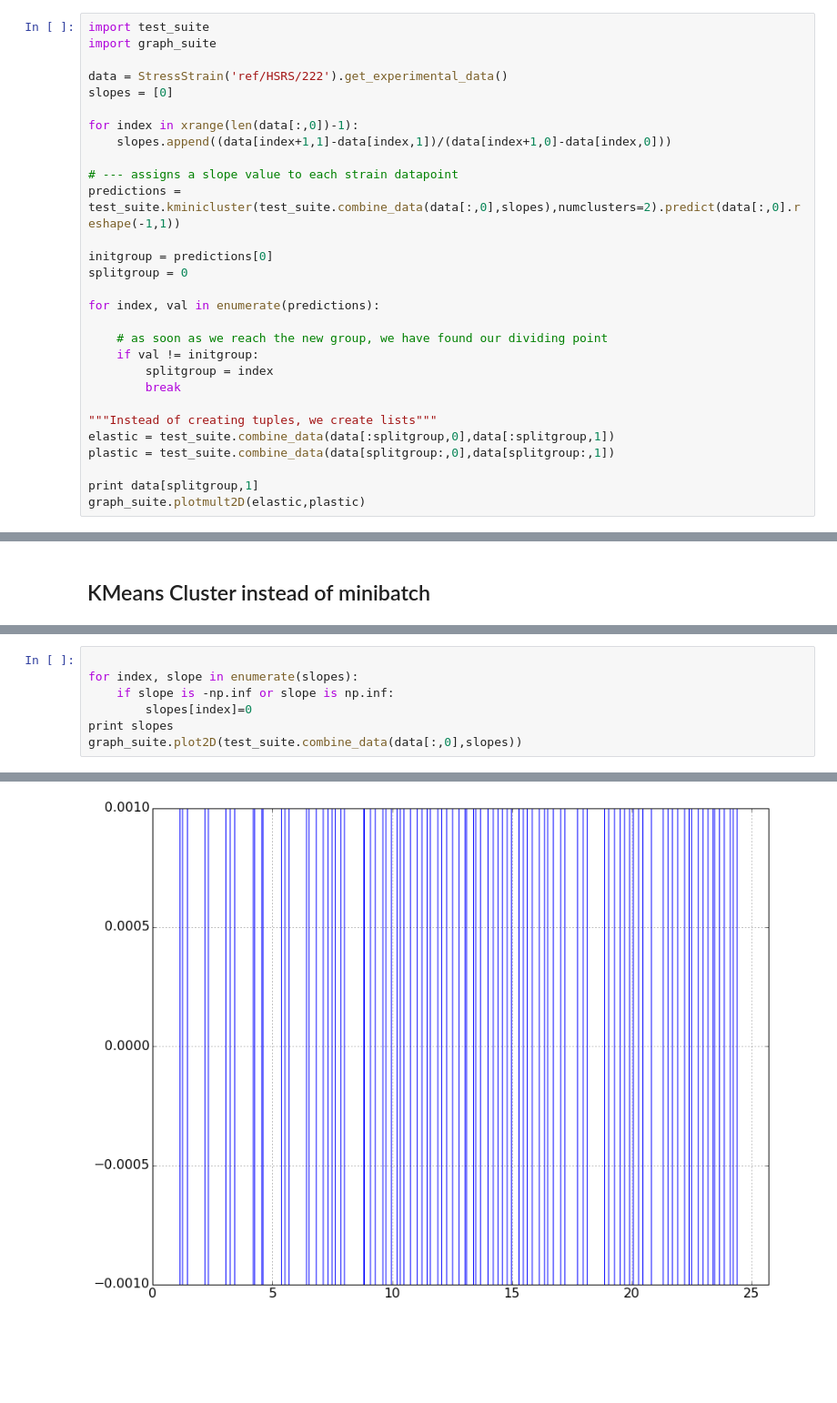
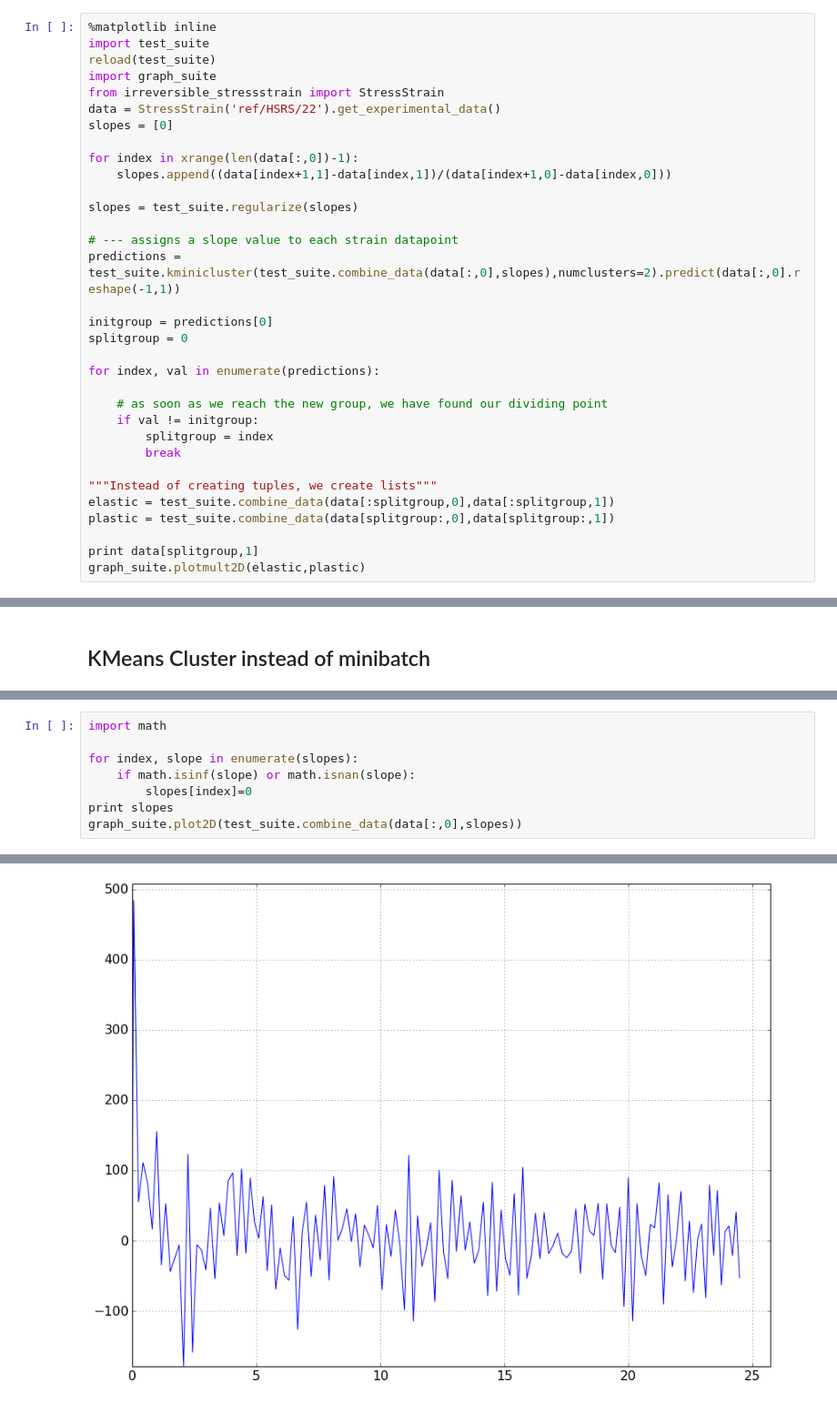
Before and after one commit to ednusi/MatPy, a Jupyter notebook: ML_PredictStressStrain.ipynb, the cells around one changed output, grey strips where cells are left out. Shown at 91% size. Drawn from its saved outputs; the diff is of its cells as text; blank space fills up the shorter version.

```diff
--- a/ML_PredictStressStrain.ipynb
+++ b/ML_PredictStressStrain.ipynb
@@ -586,14 +586,18 @@ print len(slopes)
 264
 264
 # %%
+%matplotlib inline
 import test_suite
+reload(test_suite)
 import graph_suite
-
-data = StressStrain('ref/HSRS/222').get_experimental_data()
+from irreversible_stressstrain import StressStrain
+data = StressStrain('ref/HSRS/22').get_experimental_data()
 slopes = [0]
 
 for index in xrange(len(data[:,0])-1):
     slopes.append((data[index+1,1]-data[index,1])/(data[index+1,0]-data[index,0]))
+
+slopes = test_suite.regularize(slopes)
 
 # --- assigns a slope value to each strain datapoint
 predictions = test_suite.kminicluster(test_suite.combine_data(data[:,0],slopes),numclusters=2).predict(data[:,0].reshape(-1,1))
@@ -645,9 +649,10 @@ graph_suite.plotmult2D(elastic,plastic)
 171 88
 [figure]
 # %%
+import math
 
 for index, slope in enumerate(slopes):
-    if slope is -np.inf or slope is np.inf:
+    if math.isinf(slope) or math.isnan(slope):
         slopes[index]=0
 print slopes
 graph_suite.plot2D(test_suite.combine_data(data[:,0],slopes))
@@ -656 +661 @@ graph_suite.plot2D(test_suite.combine_data(data[:,0],slopes))
-[figure, old version]
+[figure, new version]
```
Also changed, not shown: parts of 11 cells of this notebook, 5 other files.
